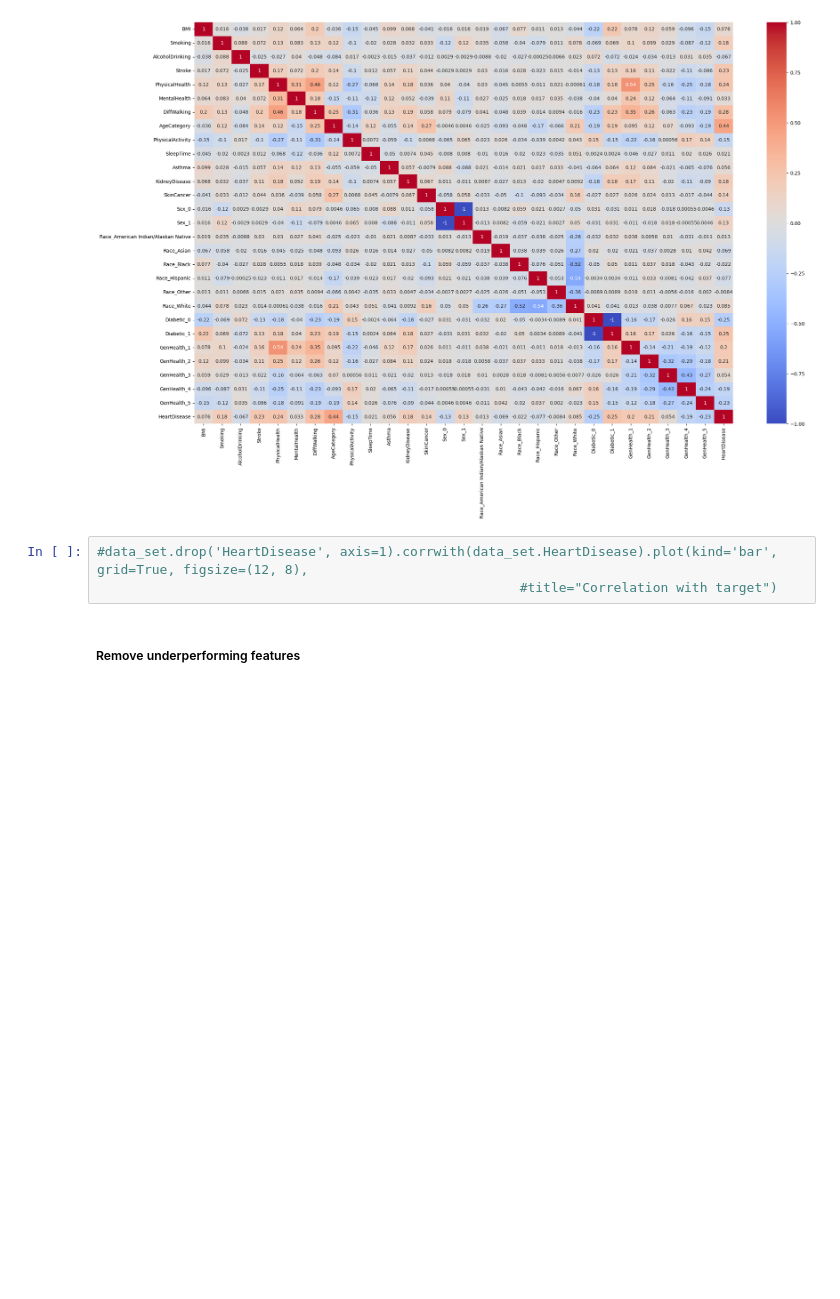
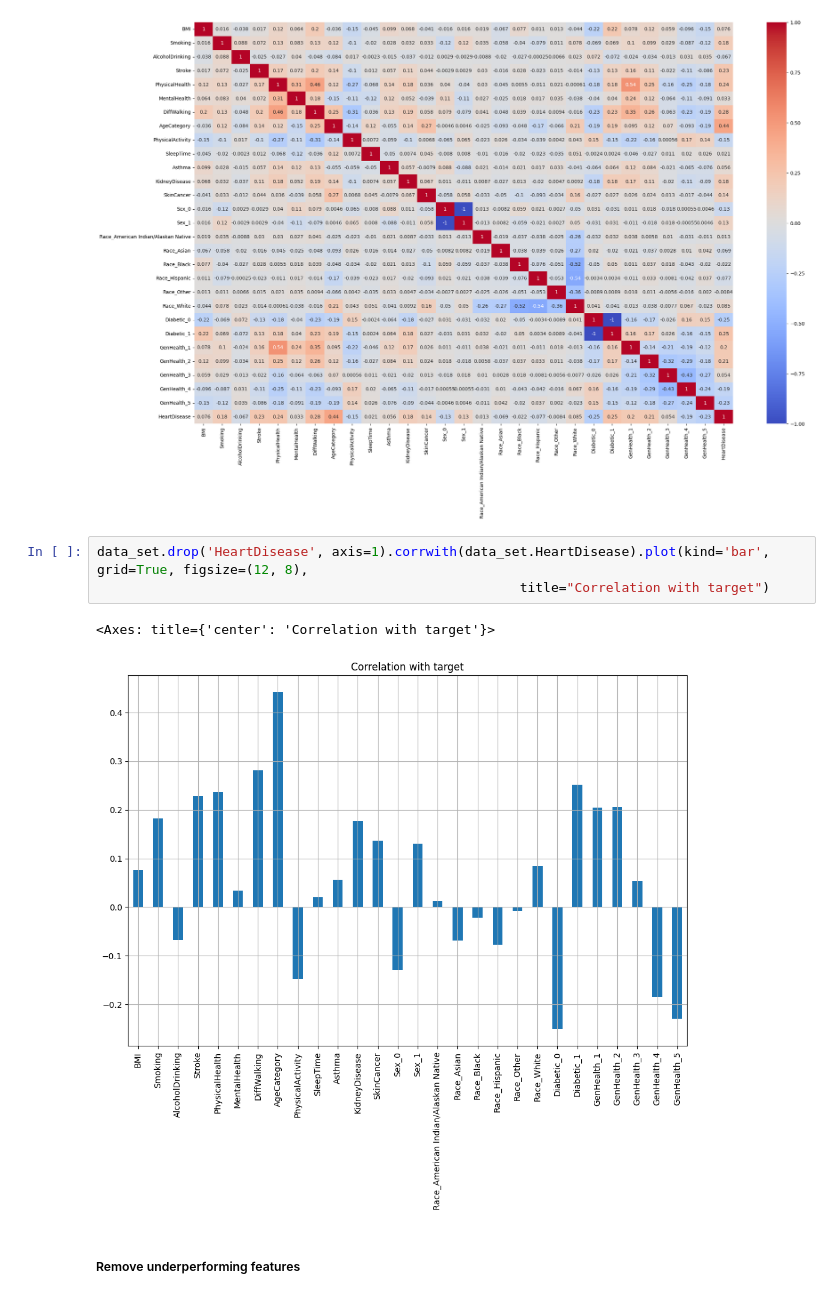
Before and after one commit to AH-HESHAM/Heart-Disease-Detection, a Jupyter notebook: Heart_diseasse_detection.ipynb, the cells around one changed output. Cells and saved outputs as stored; diff of their text form; blank space fills up the shorter version.

```diff
--- a/Heart_diseasse_detection.ipynb
+++ b/Heart_diseasse_detection.ipynb
@@ -303,7 +303,10 @@ data_set
 # %% [output]
 [figure]
 # %%
-#data_set.drop('HeartDisease', axis=1).corrwith(data_set.HeartDisease).plot(kind='bar', grid=True, figsize=(12, 8),
-                                                      #title="Correlation with target")
+data_set.drop('HeartDisease', axis=1).corrwith(data_set.HeartDisease).plot(kind='bar', grid=True, figsize=(12, 8),
+                                                      title="Correlation with target")
+# %% [output]
+<Axes: title={'center': 'Correlation with target'}>
+[figure, added]
 # %% [markdown]
 ##### Remove underperforming features
```
Also changed, not shown: parts of 11 cells of this notebook.
